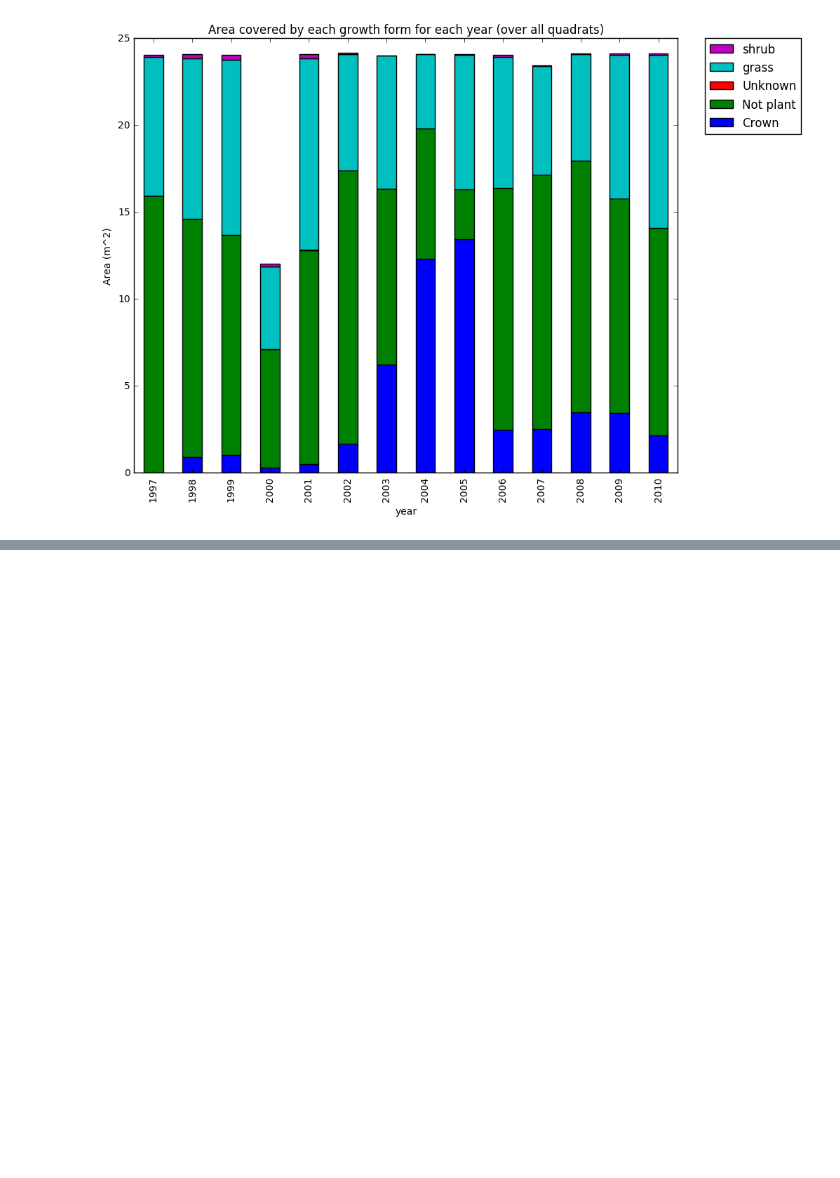
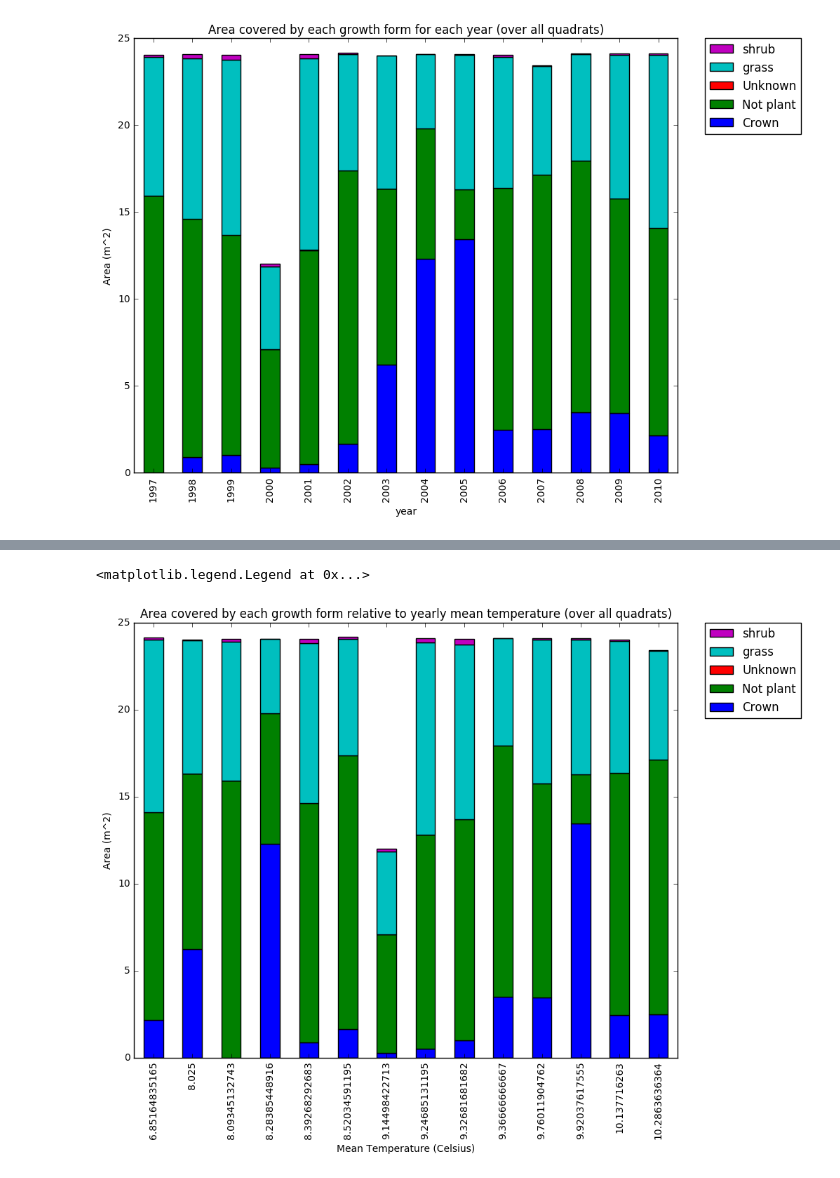
Before and after one commit to andromache01/py_data_analysis, a Jupyter notebook: py_data_analysis.ipynb, the cells around one changed output, grey strips where cells are left out. Drawn from its saved outputs; the diff is of its cells as text; code cells hidden in the pictures; blank space fills up the shorter version.

```diff
--- a/py_data_analysis.ipynb
+++ b/py_data_analysis.ipynb
@@ -55,0 +71,15 @@ plot2.legend(handles[::-1], labels[::-1], bbox_to_anchor=(1.05, 1), loc=2, borde
+# %%
+area_growthform=pd.merge(left=survey_data,right=specieslist, left_on='species', right_on='species')
+pcpdata_onlymeant=pcpdata[['year', 'meant']]
+meant_mean=pcpdata_onlymeant.groupby('year', as_index =False).mean()
+merged = pd.merge(left = area_growthform, right = meant_mean, left_on = 'year', right_on='year')
+plot_4_data=merged.groupby(['growthform', 'meant'], as_index=False).area.sum()
+plot_4_datapiv=plot_4_data.pivot(index='meant', columns='growthform', values='area')
+plot4=plot_4_datapiv.plot(kind='bar',stacked=True,title="Area covered by each growth form relative to yearly mean temperature (over all quadrats)")
+plot4.set_ylabel("Area (m^2)")
+plot4.set_xlabel("Mean Temperature (Celsius)")
+handles, labels = plot4.get_legend_handles_labels()
+plot4.legend(handles[::-1], labels[::-1], bbox_to_anchor=(1.05, 1), loc=2, borderaxespad=0., fontsize='large')
+# %% [output]
+<matplotlib.legend.Legend at 0x...>
+[figure, added]
```
Also changed, not shown: parts of 1 cell of this notebook.
